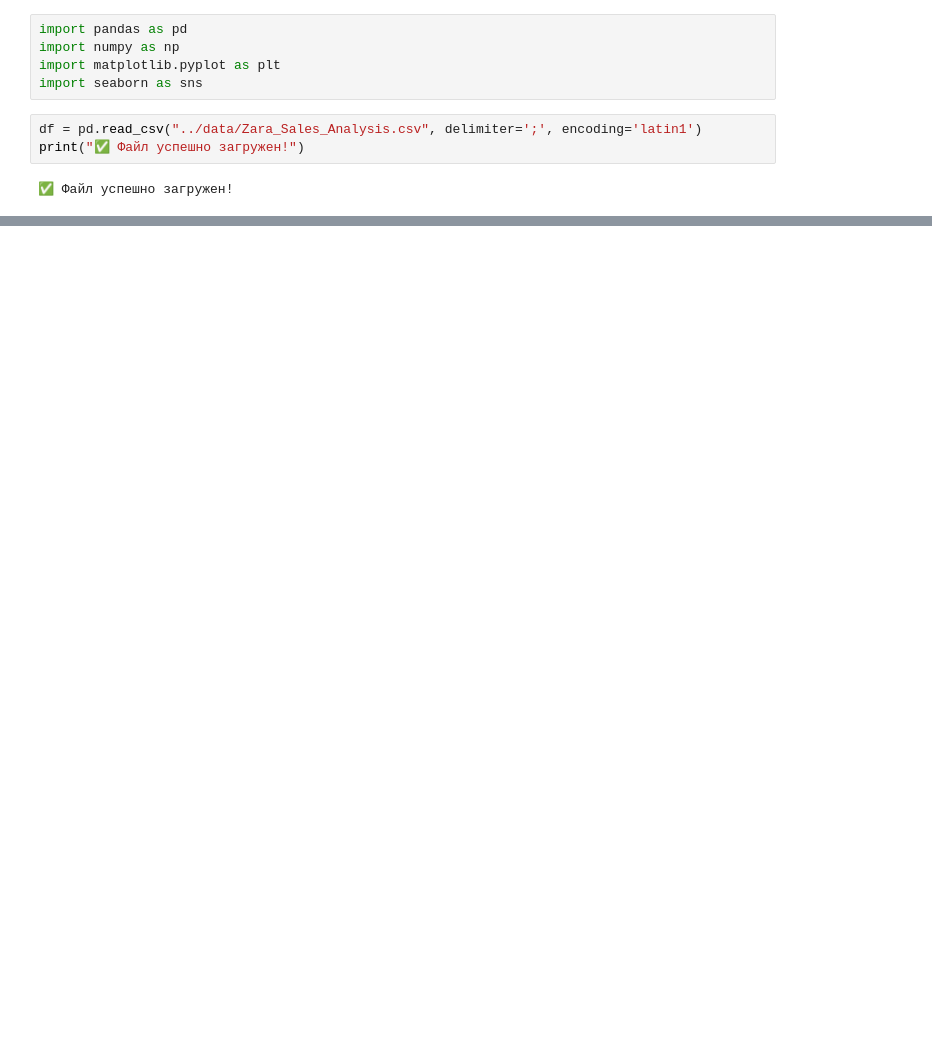
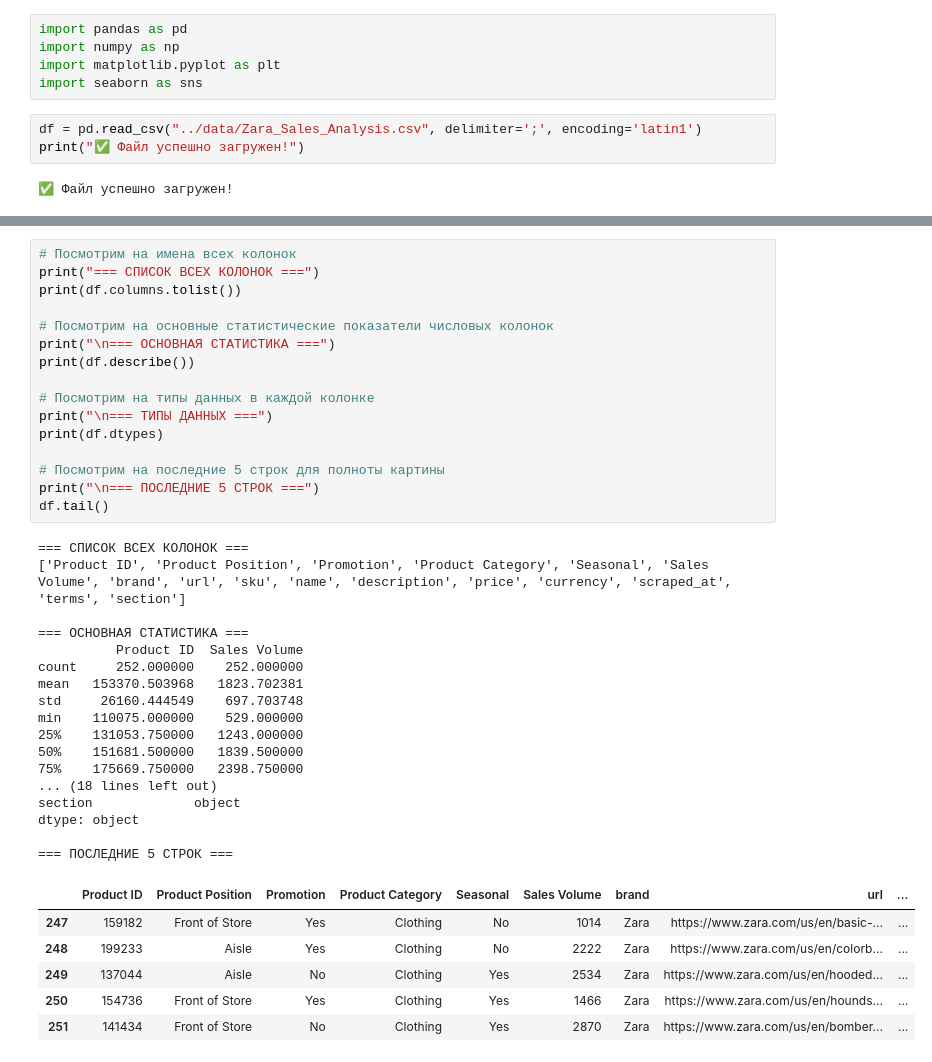
Before and after one commit to spasovpi/data-analytics-learning, a Jupyter notebook: projects/python-analysis/zara_sales_analysis/notebooks/zara_data_analysis.ipynb, the cells around one changed output, grey strips where cells are left out. Drawn from its saved outputs; the diff is of its cells as text; blank space fills up the shorter version.

```diff
--- a/projects/python-analysis/zara_sales_analysis/notebooks/zara_data_analysis.ipynb
+++ b/projects/python-analysis/zara_sales_analysis/notebooks/zara_data_analysis.ipynb
@@ -39,0 +32,40 @@ memory usage: 31.6+ KB
+# %%
+# Посмотрим на имена всех колонок
+print("=== СПИСОК ВСЕХ КОЛОНОК ===")
+print(df.columns.tolist())
+
+# Посмотрим на основные статистические показатели числовых колонок
+print("\n=== ОСНОВНАЯ СТАТИСТИКА ===")
+print(df.describe())
+
+# Посмотрим на типы данных в каждой колонке
+print("\n=== ТИПЫ ДАННЫХ ===")
+print(df.dtypes)
+
+# Посмотрим на последние 5 строк для полноты картины
+print("\n=== ПОСЛЕДНИЕ 5 СТРОК ===")
+df.tail()
+# %% [output]
+=== СПИСОК ВСЕХ КОЛОНОК ===
+['Product ID', 'Product Position', 'Promotion', 'Product Category', 'Seasonal', 'Sales Volume', 'brand', 'url', 'sku', 'name', 'description', 'price', 'currency', 'scraped_at', 'terms', 'section']
+
+=== ОСНОВНАЯ СТАТИСТИКА ===
+          Product ID  Sales Volume
+count     252.000000    252.000000
+mean   153370.503968   1823.702381
+std     26160.444549    697.703748
+min    110075.000000    529.000000
+25%    131053.750000   1243.000000
+50%    151681.500000   1839.500000
+75%    175669.750000   2398.750000
+... (18 lines left out)
+section             object
+dtype: object
+
+=== ПОСЛЕДНИЕ 5 СТРОК ===
+|  | Product ID | Product Position | Promotion | Product Category | Seasonal | Sales Volume | brand | url | ... |
+| 247 | 159182 | Front of Store | Yes | Clothing | No | 1014 | Zara | https://www.zara.com/us/en/basic-... | ... |
+| 248 | 199233 | Aisle | Yes | Clothing | No | 2222 | Zara | https://www.zara.com/us/en/colorb... | ... |
+| 249 | 137044 | Aisle | No | Clothing | Yes | 2534 | Zara | https://www.zara.com/us/en/hooded... | ... |
+| 250 | 154736 | Front of Store | Yes | Clothing | Yes | 1466 | Zara | https://www.zara.com/us/en/hounds... | ... |
+| 251 | 141434 | Front of Store | No | Clothing | Yes | 2870 | Zara | https://www.zara.com/us/en/bomber... | ... |
```
Also changed, not shown: parts of 12 cells of this notebook, 1 other file.
